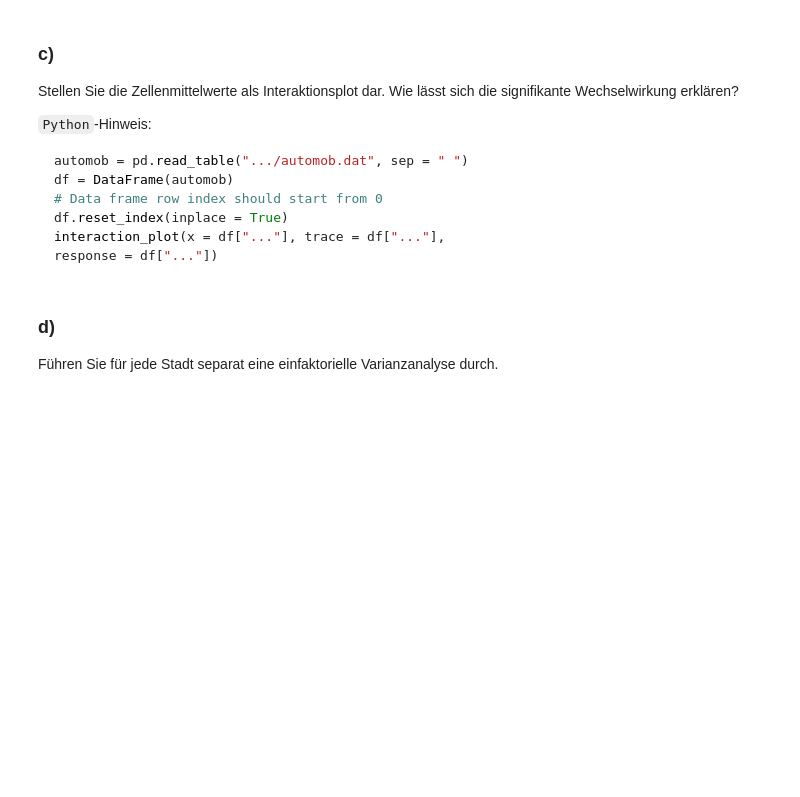
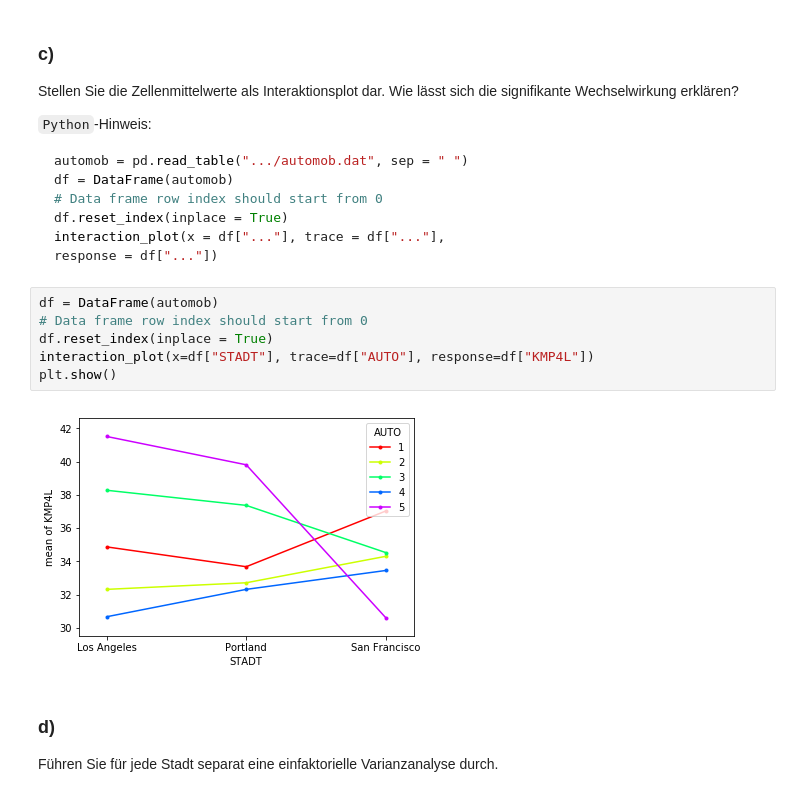
Before and after one commit to KilnOfTheSecondFlame/STAT_HS18_Exercises, a Jupyter notebook: 11_Exercise11/11_Exercise 11.ipynb, the cells around one changed output. Cells and saved outputs as stored; diff of their text form; blank space fills up the shorter version.

````diff
--- a/11_Exercise11/11_Exercise 11.ipynb
+++ b/11_Exercise11/11_Exercise 11.ipynb
@@ -164,6 +186,14 @@ df.reset_index(inplace = True)
 interaction_plot(x = df["..."], trace = df["..."],
 response = df["..."])
 ```
+# %%
+df = DataFrame(automob)
+# Data frame row index should start from 0
+df.reset_index(inplace = True)
+interaction_plot(x=df["STADT"], trace=df["AUTO"], response=df["KMP4L"])
+plt.show()
+# %% [output]
+[figure, added]
 # %% [markdown]
 ### d)
 Führen Sie für jede Stadt separat eine einfaktorielle Varianzanalyse durch.
````
Also changed, not shown: parts of 5 cells of this notebook, 2 other files.
